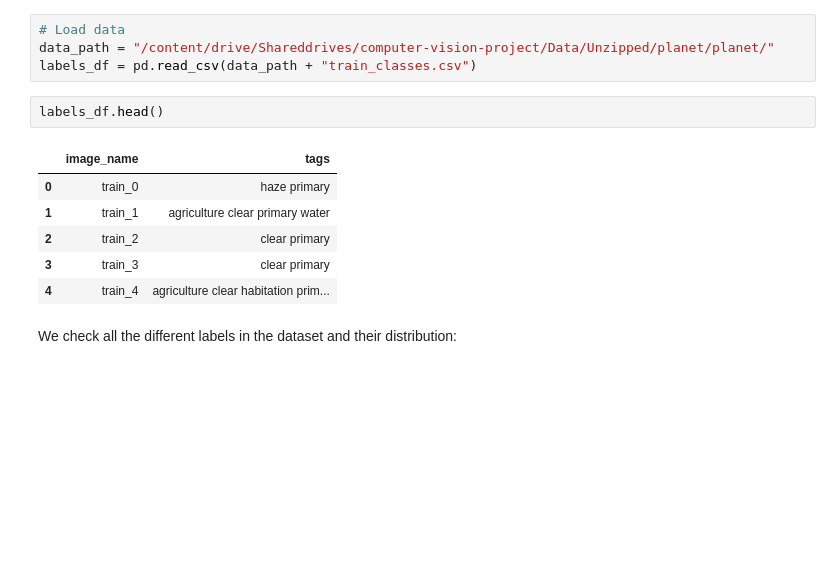
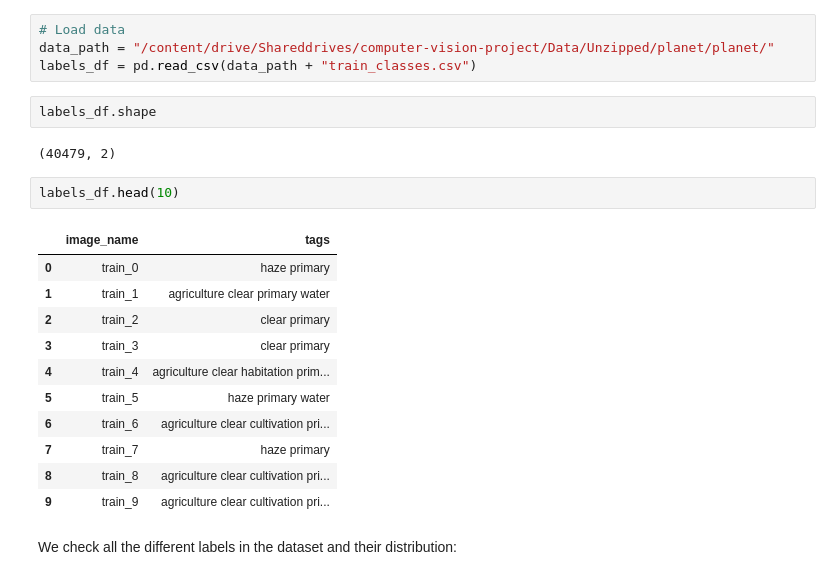
Before and after one commit to ssegovba/identifying-deforestation, a Jupyter notebook: notebooks/eda_satellite_imageryf.ipynb, the cells around one changed output. Saved outputs shown, nothing was run; the diff lists cells and outputs as text; blank space fills up the shorter version.

```diff
--- a/notebooks/eda_satellite_imageryf.ipynb
+++ b/notebooks/eda_satellite_imageryf.ipynb
@@ -43,15 +45,24 @@ We have roughly the same number of images for train/test. We load the file that
 # Load data
 data_path = "/content/drive/Shareddrives/computer-vision-project/Data/Unzipped/planet/planet/"
 labels_df = pd.read_csv(data_path + "train_classes.csv")
+# %%
+labels_df.shape
+# %% [output]
+(40479, 2)
 # %%
-labels_df.head()
+labels_df.head(10)
 # %% [output]
 |  | image_name | tags |
 | 0 | train_0 | haze primary |
 | 1 | train_1 | agriculture clear primary water |
 | 2 | train_2 | clear primary |
 | 3 | train_3 | clear primary |
 | 4 | train_4 | agriculture clear habitation prim... |
+| 5 | train_5 | haze primary water |
+| 6 | train_6 | agriculture clear cultivation pri... |
+| 7 | train_7 | haze primary |
+| 8 | train_8 | agriculture clear cultivation pri... |
+| 9 | train_9 | agriculture clear cultivation pri... |
 # %% [markdown]
 We check all the different labels in the dataset and their distribution:
 # %%
```
Also changed, not shown: parts of 12 cells of this notebook.
